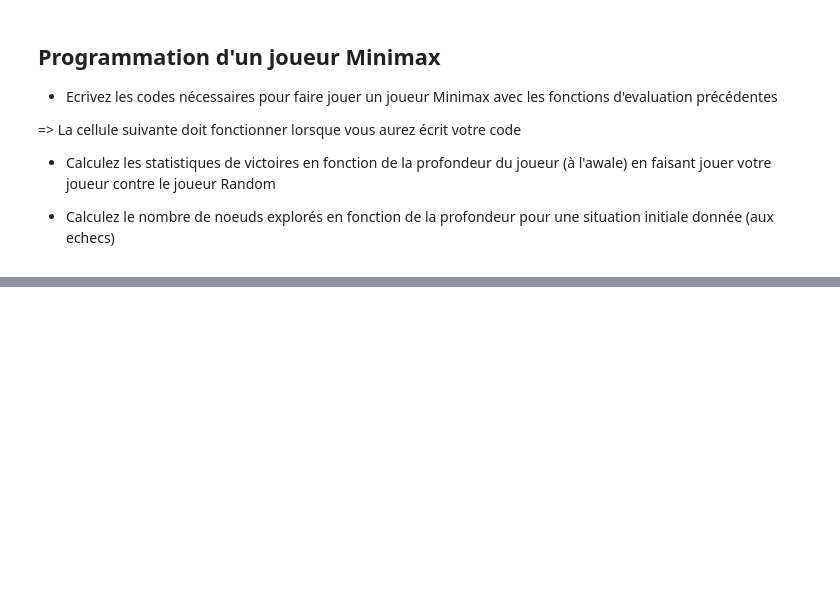
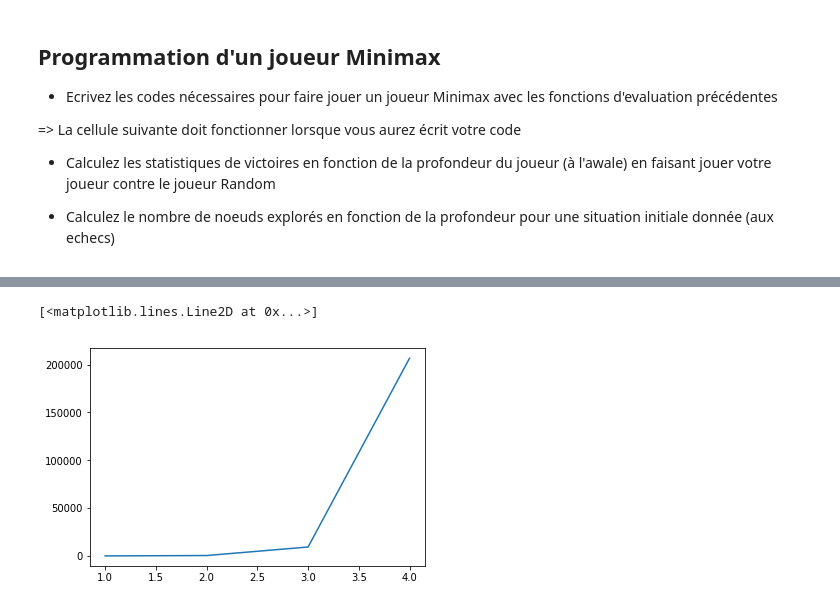
Before and after one commit to flyman15/TP_IA, a Jupyter notebook: TPIA2/Notebooks/IAJ2018_Partie2_TP1.ipynb, the cells around one changed output, grey strips where cells are left out. Saved outputs shown, nothing was run; the diff lists cells and outputs as text; code cells hidden in the pictures; blank space fills up the shorter version.

```diff
--- a/TPIA2/Notebooks/IAJ2018_Partie2_TP1.ipynb
+++ b/TPIA2/Notebooks/IAJ2018_Partie2_TP1.ipynb
@@ -255,0 +282,6 @@ a = play_game(j, MiniMaxplayer(depth=3, eval_fn=feval1), RandomPlayer() )
+# %%
+from matplotlib.pyplot import plot
+plot(range(1,5), foo)
+# %% [output]
+[<matplotlib.lines.Line2D at 0x...>]
+[figure, added]
```
Also changed, not shown: parts of 2 cells of this notebook, 18 other files.
